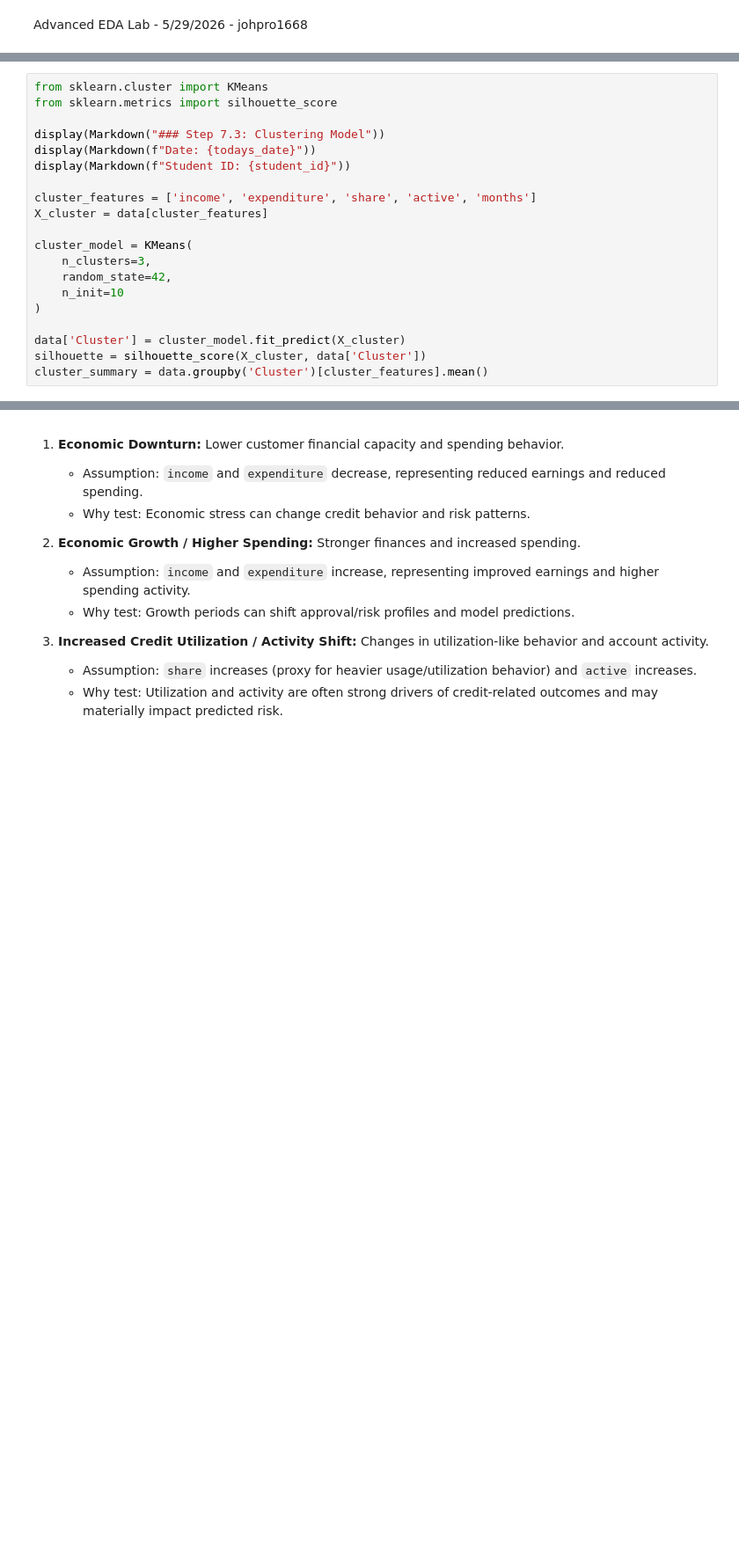
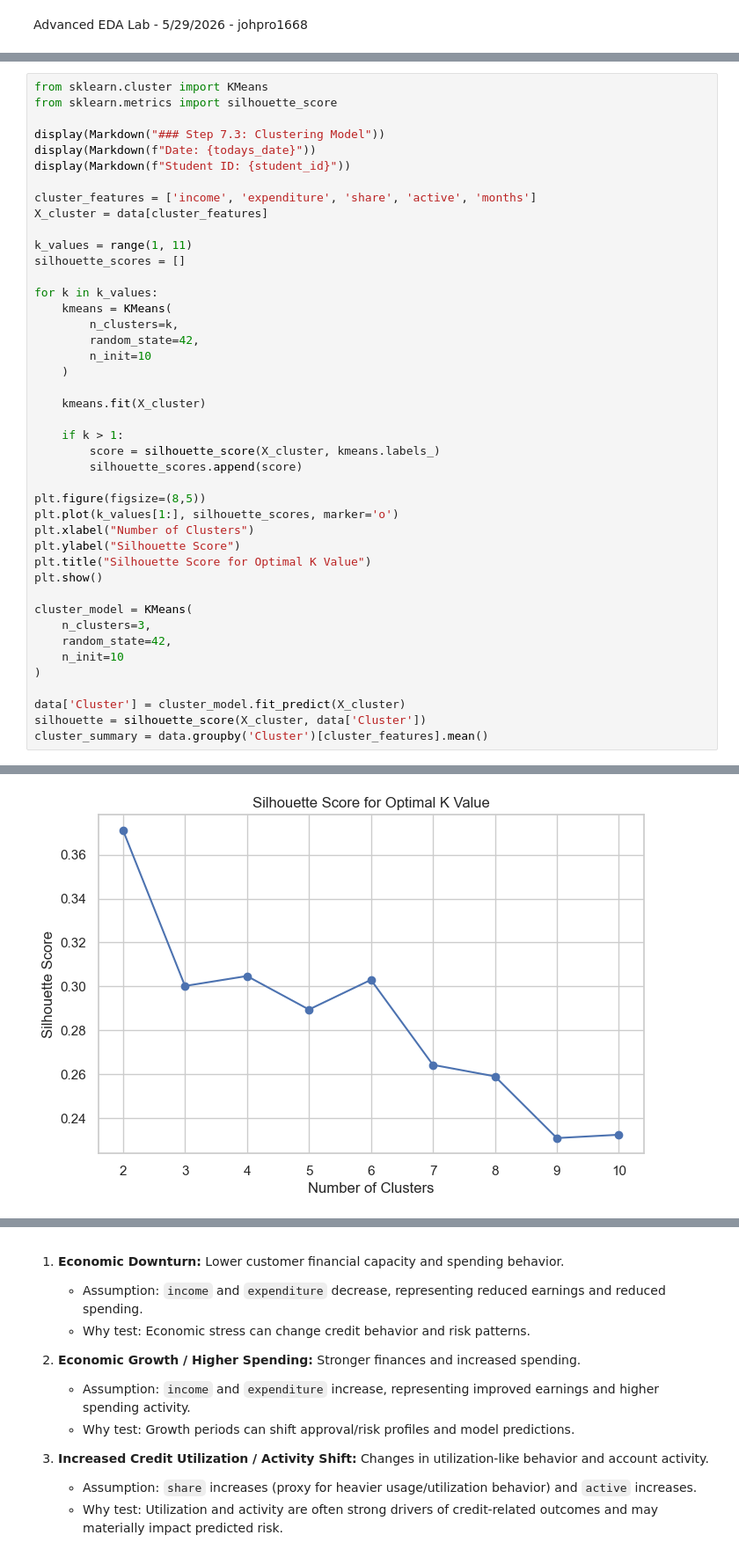
Before and after one commit to jmproctor/Credit-Card-Analysis, a Jupyter notebook: Week 5 Project.ipynb, the cells around one changed output, grey strips where cells are left out. Shown at 88% size. Cells and saved outputs as stored; diff of their text form; blank space fills up the shorter version.

```diff
--- a/Week 5 Project.ipynb
+++ b/Week 5 Project.ipynb
@@ -344,6 +357,29 @@ display(Markdown(f"Student ID: {student_id}"))
 cluster_features = ['income', 'expenditure', 'share', 'active', 'months']
 X_cluster = data[cluster_features]
 
+k_values = range(1, 11)
+silhouette_scores = []
+
+for k in k_values:
+    kmeans = KMeans(
+        n_clusters=k,
+        random_state=42,
+        n_init=10
+    )
+
+    kmeans.fit(X_cluster)
+
+    if k > 1:
+        score = silhouette_score(X_cluster, kmeans.labels_)
+        silhouette_scores.append(score)
+
+plt.figure(figsize=(8,5))
+plt.plot(k_values[1:], silhouette_scores, marker='o')
+plt.xlabel("Number of Clusters")
+plt.ylabel("Silhouette Score")
+plt.title("Silhouette Score for Optimal K Value")
+plt.show()
+
 cluster_model = KMeans(
     n_clusters=3,
     random_state=42,
@@ -359,4 +395,5 @@ Date: 2026-05-29
 Student ID: johpro1668
+[figure, added]
 # %%
 from sklearn.metrics import classification_report
 
```
Also changed, not shown: parts of 17 cells of this notebook.
